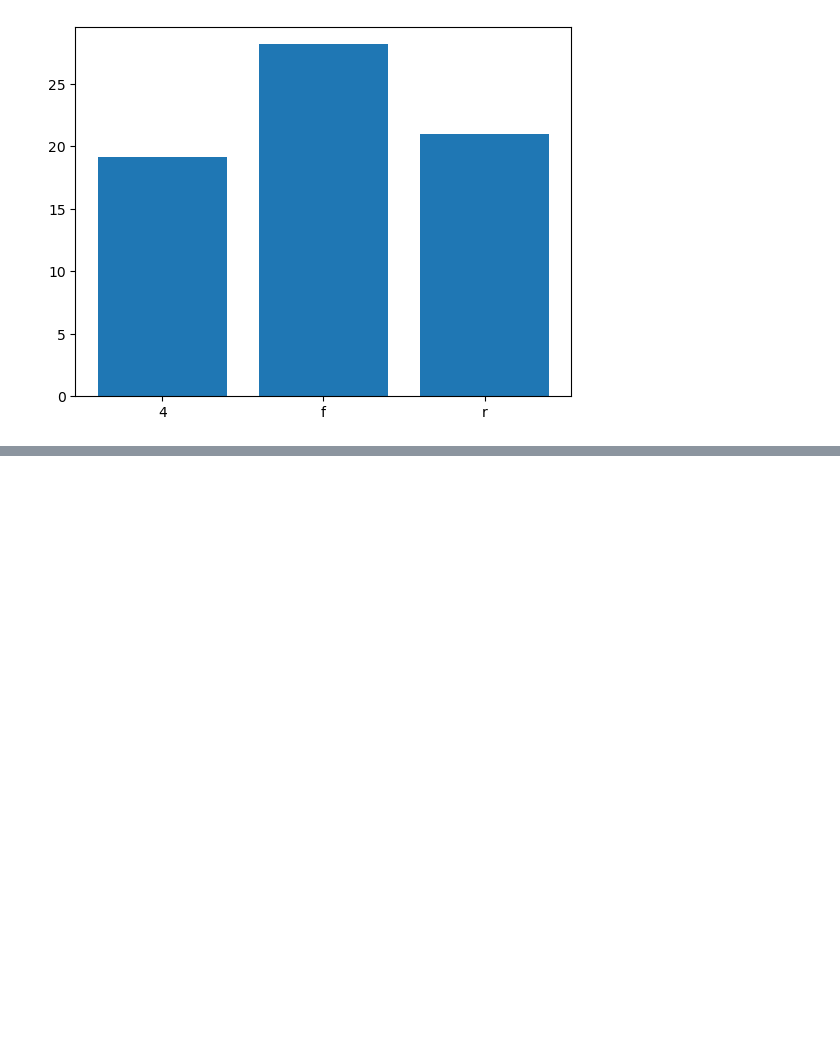
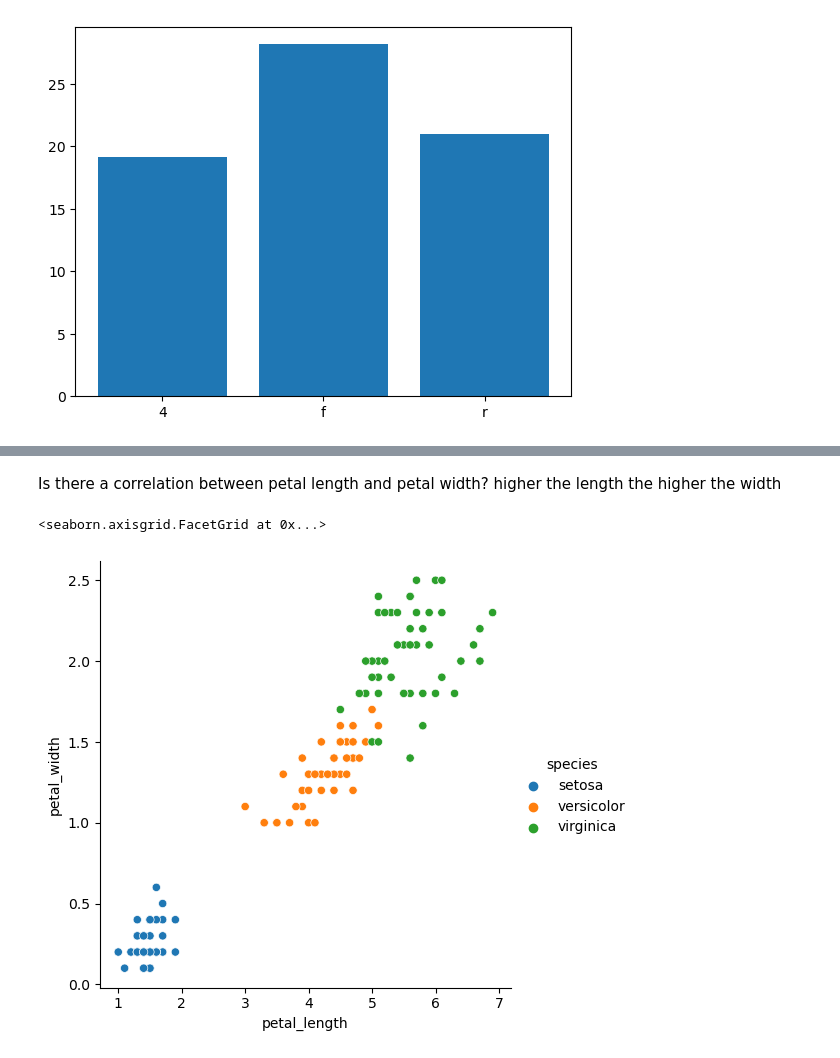
Before and after one commit to Msalazar2/numpy-pandas-visualization-exercises, a Jupyter notebook: seaborn_exercises.ipynb, the cells around one changed output, grey strips where cells are left out. Drawn from its saved outputs; the diff is of its cells as text; code cells hidden in the pictures; blank space fills up the shorter version.

```diff
--- a/seaborn_exercises.ipynb
+++ b/seaborn_exercises.ipynb
@@ -198,0 +227,8 @@ plt.bar(g.index, g)
+# %% [markdown]
+Is there a correlation between petal length and petal width?
+higher the length the higher the width
+# %%
+sns.relplot(data = i, x = 'petal_length', y = 'petal_width', hue = 'species')
+# %% [output]
+<seaborn.axisgrid.FacetGrid at 0x...>
+[figure, added]
```
Also changed, not shown: parts of 47 cells of this notebook.
